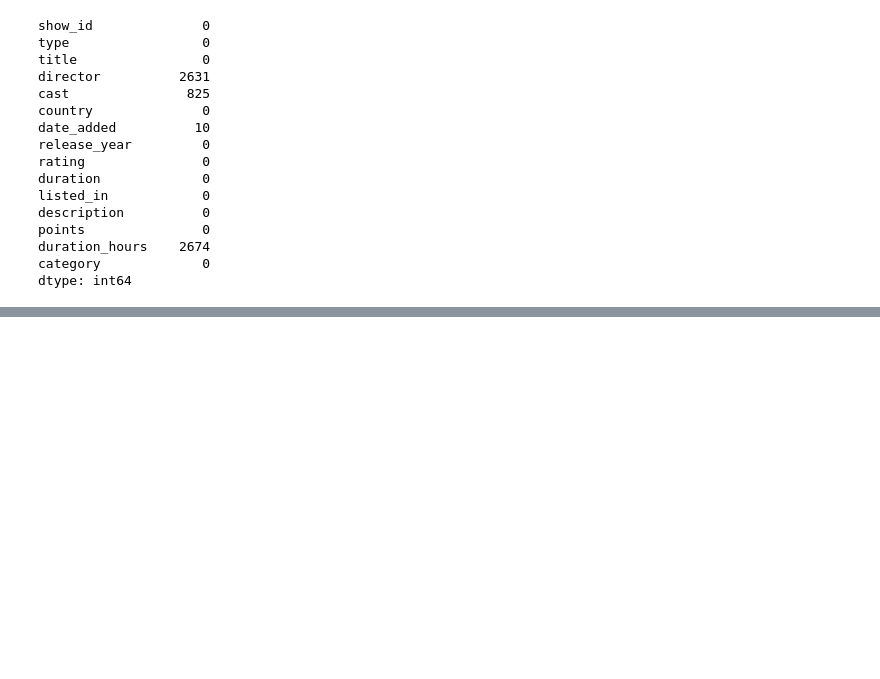
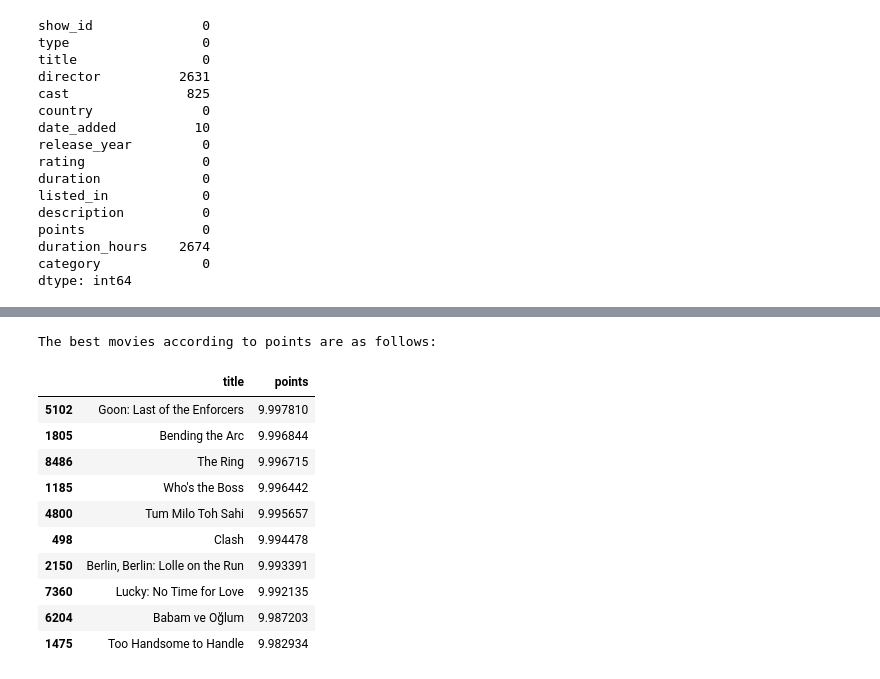
Before and after one commit to chiragarora27/numpy-pandas-practice, a Jupyter notebook: pandas/mini-projects/netflix_dataset_analysis.ipynb, the cells around one changed output, grey strips where cells are left out. Saved outputs shown, nothing was run; the diff lists cells and outputs as text; code cells hidden in the pictures; blank space fills up the shorter version.

Commit message:
Modified the project a bit - added more analytical functions, added markdown cells, tried to perform analysis rather than returning tables

```diff
--- a/pandas/mini-projects/netflix_dataset_analysis.ipynb
+++ b/pandas/mini-projects/netflix_dataset_analysis.ipynb
@@ -232,7 +238,13 @@ def top_movies():
     global df
     filt = df['type'] == 'Movie'
     top_movies = df.loc[filt].nlargest(10, 'points')
-    return top_movies
+
+    movie_titles = top_movies['title']
+    movie_points = top_movies['points']
+
+    best_movies_df = pd.concat([movie_titles, movie_points], axis=1)
+    print ("The best movies according to points are as follows:\n")
+    return best_movies_df
 # %%
 def common_genres():
     global df
@@ -439,0 +467,15 @@ ranking_system()
+# %%
+top_movies()
+# %% [output]
+The best movies according to points are as follows:
+|  | title | points |
+| 5102 | Goon: Last of the Enforcers | 9.997810 |
+| 1805 | Bending the Arc | 9.996844 |
+| 8486 | The Ring | 9.996715 |
+| 1185 | Who's the Boss | 9.996442 |
+| 4800 | Tum Milo Toh Sahi | 9.995657 |
+| 498 | Clash | 9.994478 |
+| 2150 | Berlin, Berlin: Lolle on the Run | 9.993391 |
+| 7360 | Lucky: No Time for Love | 9.992135 |
+| 6204 | Babam ve Oğlum | 9.987203 |
+| 1475 | Too Handsome to Handle | 9.982934 |
```
Also changed, not shown: parts of 27 cells of this notebook, 2 other files.
